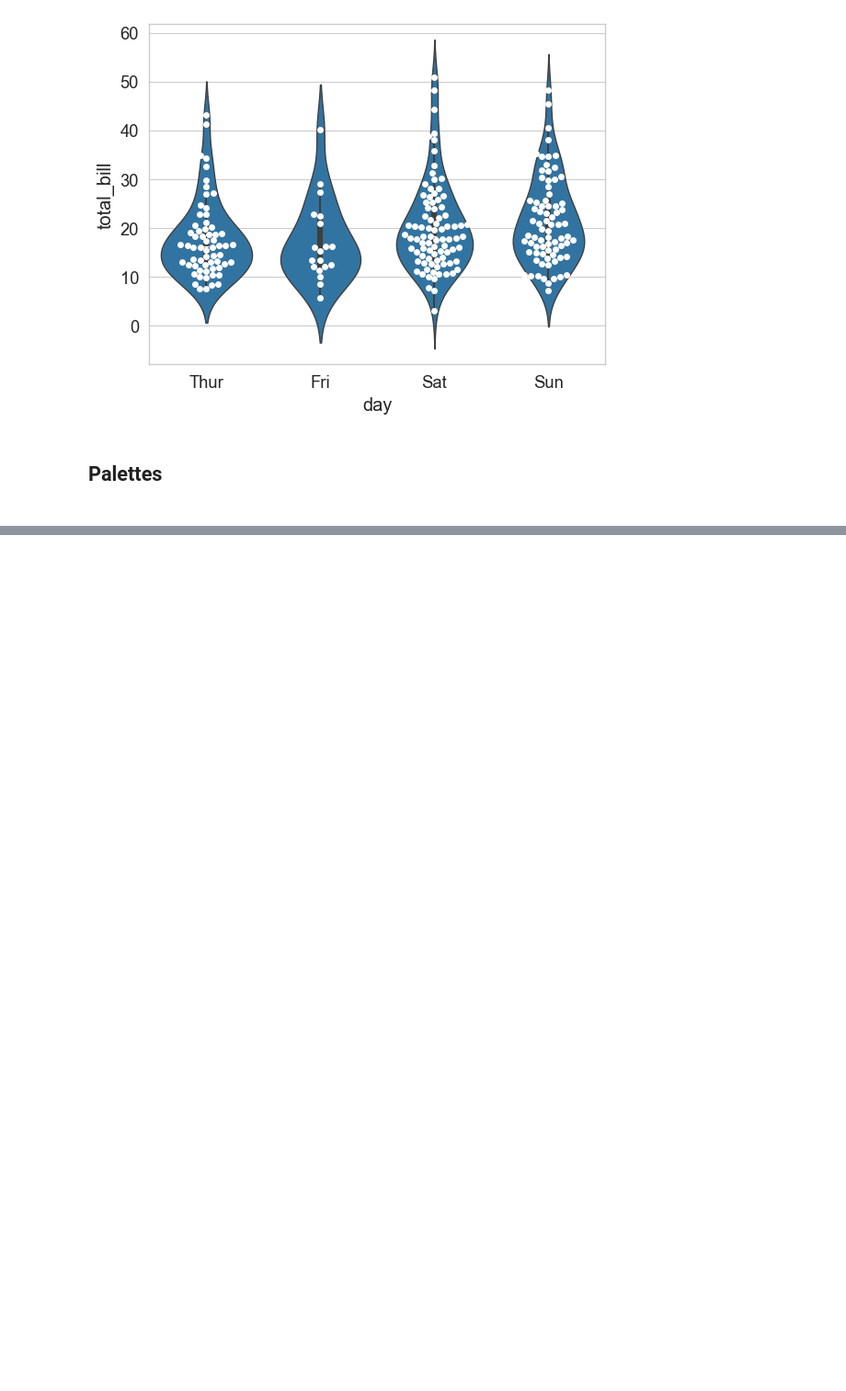
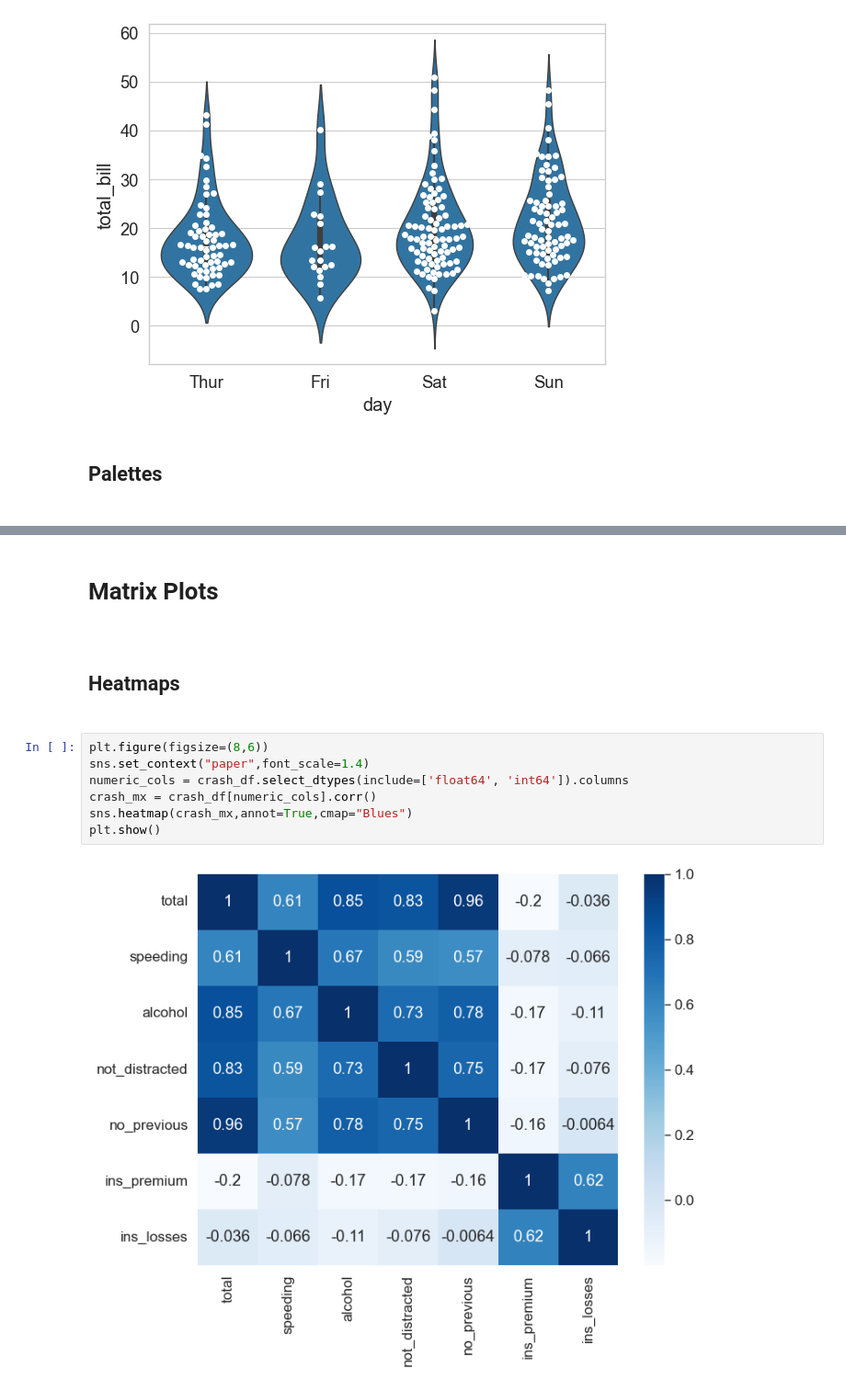
Before and after one commit to thejas-06/python-learning, a Jupyter notebook: Seaborn/Seaborn_learn.ipynb, the cells around one changed output, grey strips where cells are left out. Shown at 92% size. Drawn from its saved outputs; the diff is of its cells as text; blank space fills up the shorter version.

```diff
--- a/Seaborn/Seaborn_learn.ipynb
+++ b/Seaborn/Seaborn_learn.ipynb
@@ -166,0 +167,13 @@ plt.legend(loc=0)
+# %% [markdown]
+<h1>Matrix Plots<h1>
+# %% [markdown]
+<h2>Heatmaps<h2>
+# %%
+plt.figure(figsize=(8,6))
+sns.set_context("paper",font_scale=1.4)
+numeric_cols = crash_df.select_dtypes(include=['float64', 'int64']).columns
+crash_mx = crash_df[numeric_cols].corr()
+sns.heatmap(crash_mx,annot=True,cmap="Blues")
+plt.show()
+# %% [output]
+[figure, added]
```
Also changed, not shown: parts of 18 cells of this notebook.
